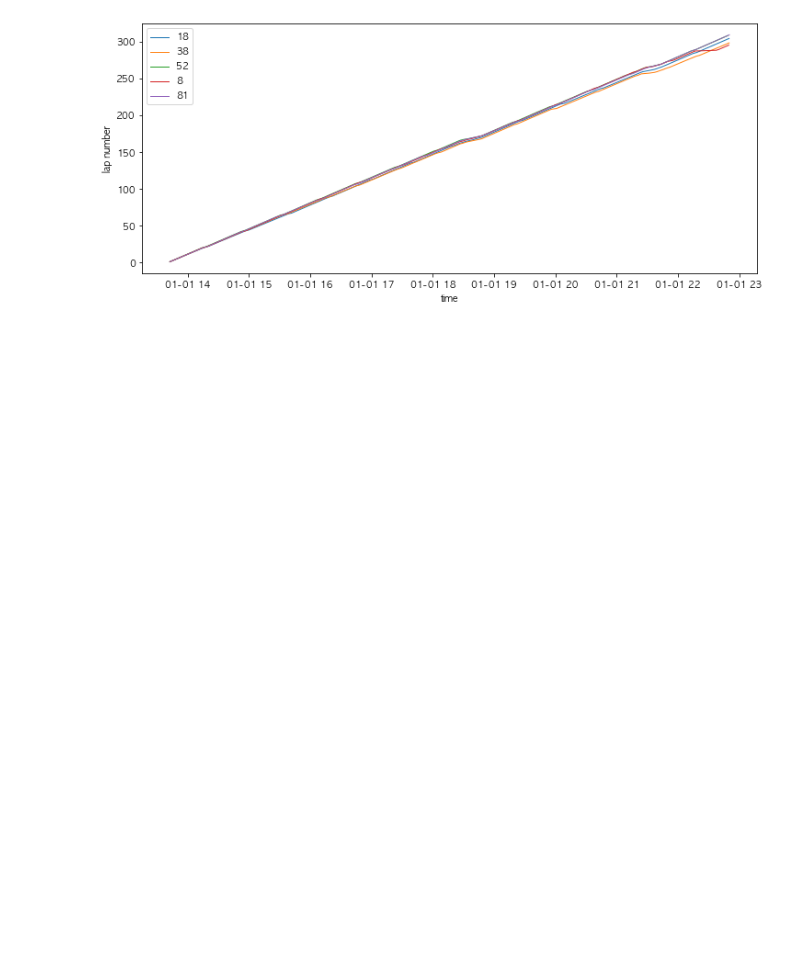
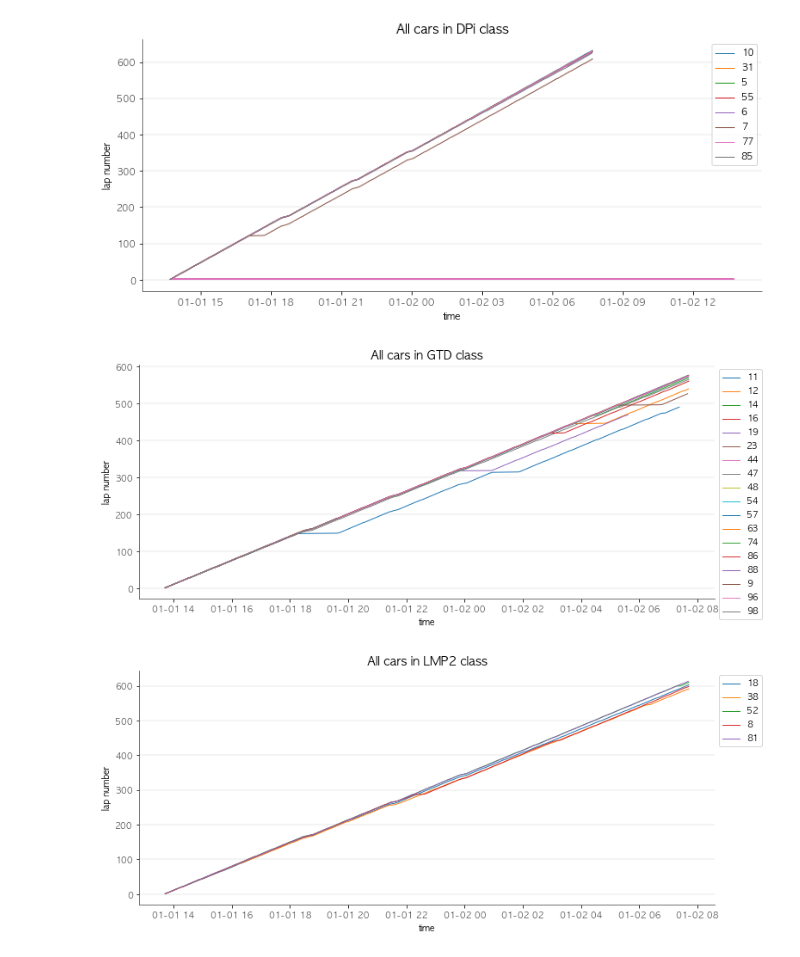
Before and after one commit to adamlamee/IMSA, a Jupyter notebook: 2020-rolex-24-allcars.ipynb, the cells around one changed output. Saved outputs shown, nothing was run; the diff lists cells and outputs as text; code cells hidden in the pictures; blank space fills up the shorter version.

Commit message:
Add files via upload
lots more plots

```diff
--- a/2020-rolex-24-allcars.ipynb
+++ b/2020-rolex-24-allcars.ipynb
@@ -18,10 +19,13 @@ mpl.rcParams['font.sans-serif'] = "AppleGothic"
 pd.set_option('display.max_rows', 80)
 pd.set_option('display.max_columns', 80)
 # %%
-data = pd.read_csv("./data/t9.csv", delimiter=";", header=0, skipinitialspace=True, index_col=False).fillna(0)
+data = pd.read_csv("./data/t18.csv", delimiter=";", header=0, skipinitialspace=True, index_col=False).fillna(0)
 timeformat = '%H:%M:%S.%f'
 data['time'] = pd.to_datetime(data.loc[:,'HOUR'], format=timeformat)
-#data['time'] = pd.to_datetime(data['HOUR'], format=timeformat).dt.strftime('%H:%M:%S')
+#add a day to values before start time
+data.loc[(data['time'] < data.iloc[1,:].loc['time']) & (data['LAP_NUMBER'] > 1),'time'] = data.loc[(data['time'] < data.iloc[1,:].loc['time']) & (data['LAP_NUMBER'] > 1),'time'] + (timedelta(days=1))
+data = data.fillna(0)
+data = data.loc[data['LAP_NUMBER'] > 2]
 data.head(2)
 # %% [output]
 |  | NUMBER | DRIVER_NUMBER | LAP_NUMBER | LAP_TIME | LAP_IMPROVEMENT | CROSSING_FINISH_LINE_IN_PIT | S1 | ... |
@@ -46,0 +56,7 @@ plt.xlabel("time");
+# %%
+# one car
+fig = plt.subplots(figsize=(12,5))
+plotdata = data.loc[data['NUMBER'] == 77]
+plt.plot_date(plotdata['time'], plotdata['LAP_NUMBER'], label=i, markersize=0, linestyle='-', linewidth=1)
+plt.ylabel("lap number")
+plt.xlabel("time");
@@ -47,19 +65,30 @@ plt.xlabel("time");
 # %%
-# plot a single class
-fig = plt.subplots(figsize=(12,5))
+# plots for each class
 classes = ("DPi", "GTD", "LMP2", "GTLM")
 colors = {"DPi": 'k', "LMP2": '#3d549f', "GTLM": '#d03037', "GTD": '#00ae3f'}
-#for c in classes:
-for c in ["LMP2"]:
+for c in classes:
+    fig, ax = plt.subplots(figsize=(12,5))
     temp = data.loc[data['CLASS'] == c]
     color = colors.get(c, '#D3D3D3')
     for i in  temp['NUMBER'].unique():
         plotdata = temp.loc[data['NUMBER'] == i]
-        plt.plot_date(plotdata['time'], plotdata['LAP_NUMBER'], label=i, markersize=0, linestyle='-', linewidth=1)
-plt.ylabel("lap number")
-plt.xlabel("time")
-#plt.xlim(datetime.strptime("22:01:01.0", timeformat),datetime.strptime("22:51:01.0", timeformat))
-#plt.ylim(240,320)
-plt.legend();
+        ax.plot_date(plotdata['time'], plotdata['LAP_NUMBER'], label=i, markersize=0, linestyle='-', linewidth=1)
+    plt.ylabel("lap number")
+    plt.xlabel("time")
+    #plt.xlim(datetime.strptime("22:01:01.0", timeformat),datetime.strptime("22:51:01.0", timeformat))
+    #plt.ylim(240,320)
+    ax.legend(bbox_to_anchor=(1, 1), fancybox=True)
+    title = "All cars in " + c + " class"
+    ax.set_title(title, fontsize=14, y=1)
+    ax.tick_params(labelcolor='#565656')
+    ax.spines['bottom'].set_color('#565656')
+    ax.spines['left'].set_color('#565656')
+    ax.spines['top'].set_visible(False)
+    ax.spines['right'].set_visible(False)
+    ax.grid(color='#565656', axis='y', linestyle='-', linewidth=0.25, alpha=0.5)
+    plt.show()
+    plt.close(fig)
 # %% [output]
-[figure, old version]
+[figure, new version]
+[figure, added]
+[figure, added]
```
Also changed, not shown: parts of 9 cells of this notebook.
